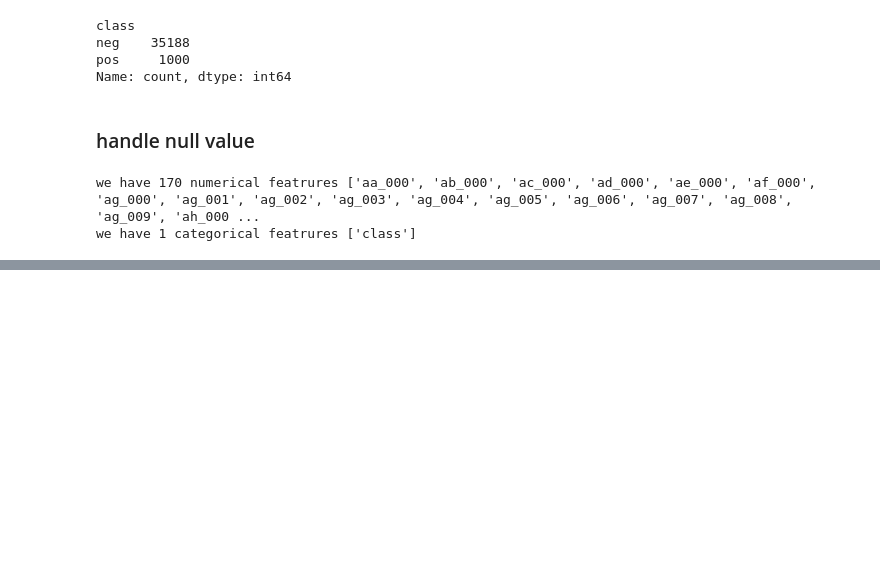
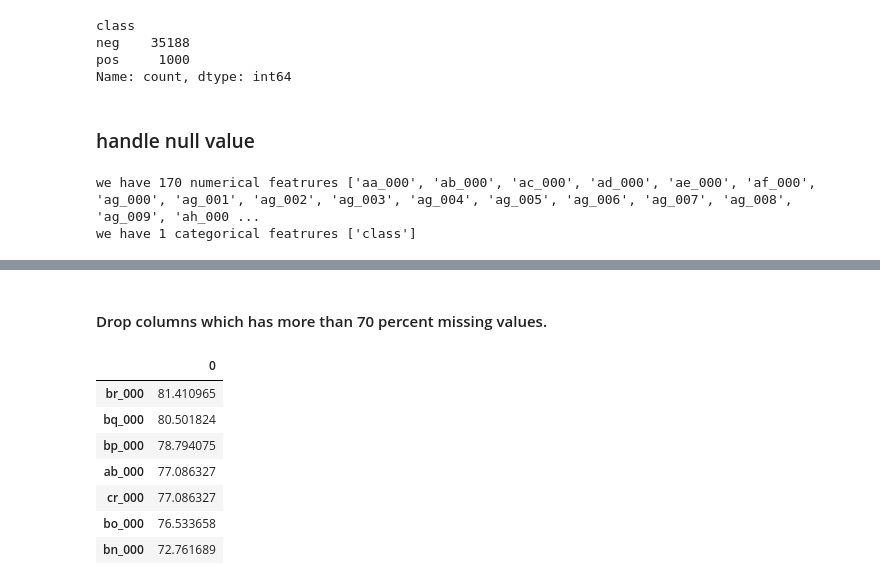
Before and after one commit to Hamzajani153/livesensor, a Jupyter notebook: EDA.ipynb, the cells around one changed output, grey strips where cells are left out. Saved outputs shown, nothing was run; the diff lists cells and outputs as text; code cells hidden in the pictures; blank space fills up the shorter version.

```diff
--- a/EDA.ipynb
+++ b/EDA.ipynb
@@ -74,0 +89,15 @@ we have 1 categorical featrures ['class']
+# %% [markdown]
+#### Drop columns which has more than 70 percent missing values.
+# %%
+dropcols = missing[missing[0] > 70]
+
+dropcols
+# %% [output]
+|  | 0 |
+| br_000 | 81.410965 |
+| bq_000 | 80.501824 |
+| bp_000 | 78.794075 |
+| ab_000 | 77.086327 |
+| cr_000 | 77.086327 |
+| bo_000 | 76.533658 |
+| bn_000 | 72.761689 |
```
Also changed, not shown: parts of 12 cells of this notebook.
